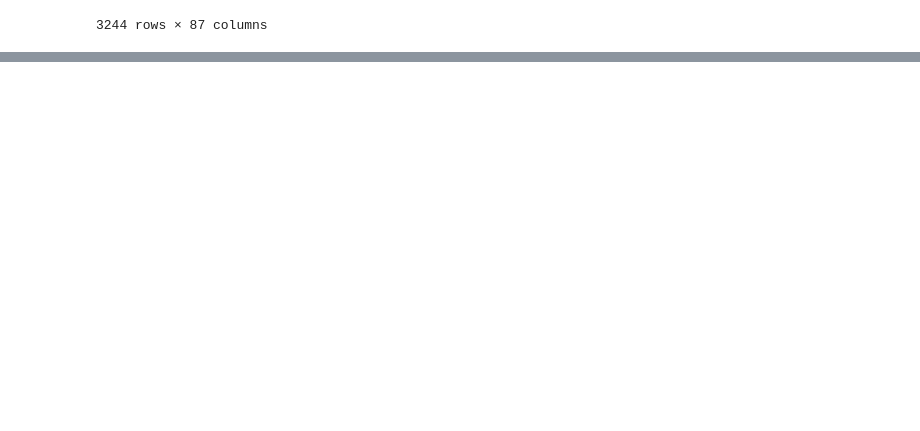
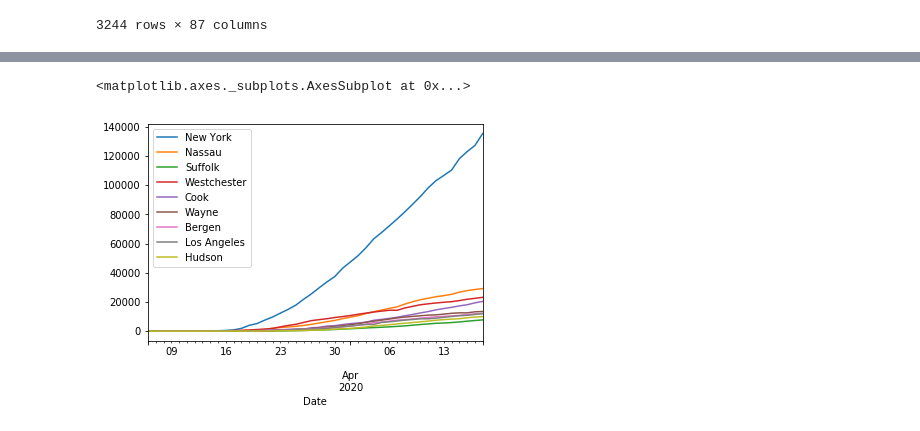
Before and after one commit to ChenFengTsai/COVID-19, a Jupyter notebook: COVID-19.ipynb, the cells around one changed output, grey strips where cells are left out. Drawn from its saved outputs; the diff is of its cells as text; code cells hidden in the pictures; blank space fills up the shorter version.

Commit message:
plot sth

```diff
--- a/COVID-19.ipynb
+++ b/COVID-19.ipynb
@@ -28,0 +123,18 @@ confirmed
+# %%
+cleaned_counties = confirmed.drop([ 'iso3', 'code3', 'FIPS','Country_Region', 'Lat', 'Long_',
+                                  'Combined_Key', '1/22/20', '1/23/20',
+       '1/24/20', '1/25/20', '1/26/20', '1/27/20', '1/28/20', '1/29/20',
+       '1/30/20', '1/31/20', '2/1/20', '2/2/20', '2/3/20', '2/4/20', '2/5/20',
+       '2/6/20', '2/7/20', '2/8/20', '2/9/20', '2/10/20', '2/11/20', '2/12/20',
+       '2/13/20', '2/14/20', '2/15/20', '2/16/20', '2/17/20', '2/18/20',
+       '2/19/20', '2/20/20', '2/21/20', '2/22/20', '2/23/20','2/24/20',
+       '2/25/20', '2/26/20', '2/27/20', '2/28/20', '2/29/20', '3/1/20',
+       '3/2/20', '3/3/20', '3/4/20', '3/5/20'], axis = 1).dropna()
+
+
+cleaned_counties = cleaned_counties.rename(columns = {'Admin2': 'County'})
+cleaned_counties = cleaned_counties[cleaned_counties['4/18/20'] >3000]
+
+cleaned_counties = cleaned_counties.sort_values(by = '4/18/20', ascending = False)
+cleaned_counties = cleaned_counties.reset_index(drop = True)
+cleaned_counties
@@ -28,0 +200,5 @@ confirmed
+# %%
+from datetime import datetime
+dates = [datetime.strptime(s, '%m/%d/%y') for s in cleaned_counties.iloc[0, 4:].index]
+# %%
+counties_cases = pd.DataFrame({'Date': dates})
@@ -28,0 +209,5 @@ confirmed
+# %%
+for i in range(len(cleaned_counties)):
+    county = cleaned_counties.loc[i]['County']
+    cases = cleaned_counties.iloc[i, 4:].values
+    counties_cases[county] = cases
@@ -28,0 +235,5 @@ confirmed
+# %%
+counties_cases.iloc[:,: 10].plot('Date')
+# %% [output]
+<matplotlib.axes._subplots.AxesSubplot at 0x...>
+[figure, added]
```
Also changed, not shown: parts of 14 cells of this notebook.
